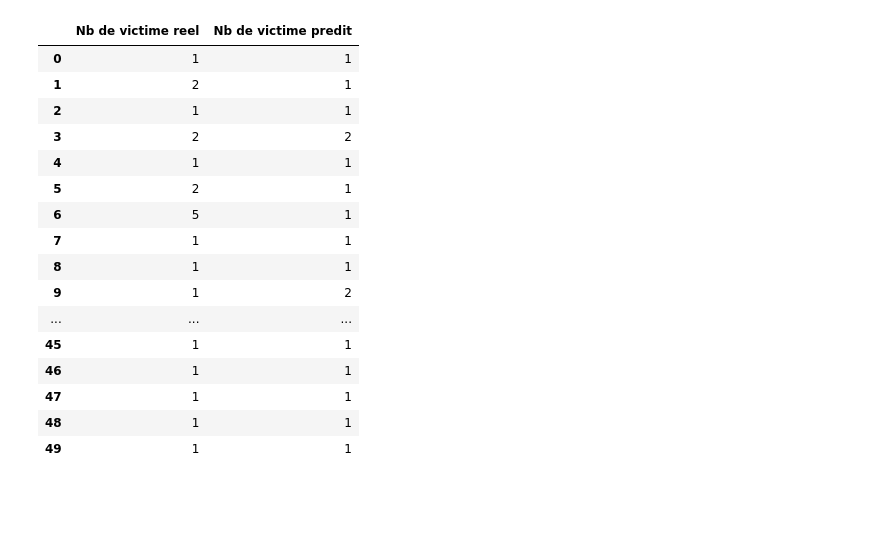
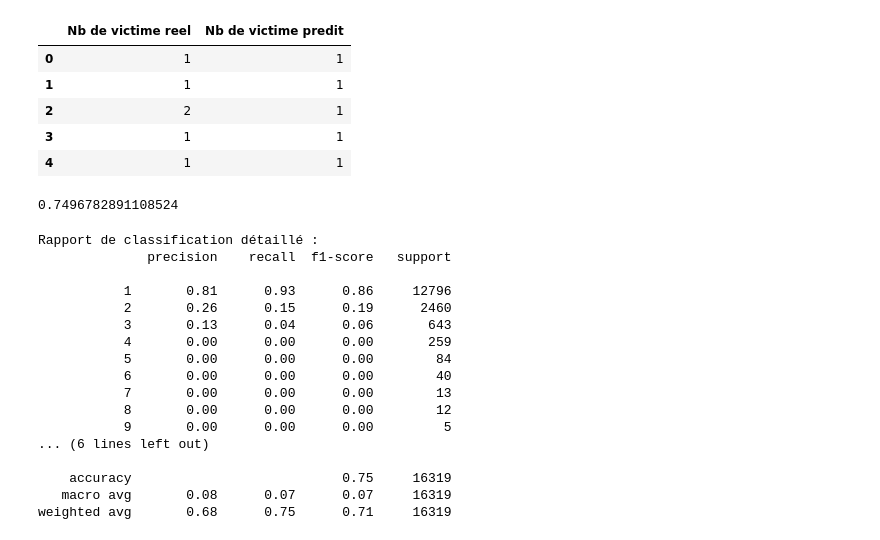
Before and after one commit to FerasMOURAD/Etude-Statistique-Accidents, a Jupyter notebook: Code_Python/Data_mining.ipynb, the cells around one changed output. Cells and saved outputs as stored; diff of their text form; code cells hidden in the pictures; blank space fills up the shorter version.

```diff
--- a/Code_Python/Data_mining.ipynb
+++ b/Code_Python/Data_mining.ipynb
@@ -97,6 +115,0 @@ data_copy['dep_code'] = LabelEncoder().fit_transform(data_copy['dep'].astype(str
-# %%
-# Selection des features X
-cols_to_drop = ["an", "hrmn", "dep", "com", "lat", "long", "Nb_victimes", "saison", "date", "jour_semaine"]
-X = data_copy.drop(columns=[col for col in cols_to_drop if col in data_copy.columns])
-print(f"X contient {X.shape[1]} variables explicatives :", list(X.columns))
-X.head()
@@ -110,10 +116,9 @@ X.head()
-# %%
-Y = data_copy["Nb_victimes"]
 # %%
 X_train, X_test, Y_train, Y_test = train_test_split(
     X,
     Y,
-    test_size = 0.2
+    test_size = 0.3,
+    random_state = 1
 )
 # %%
 print("X_train :", X_train.shape)
@@ -133,7 +138,7 @@ X_train_scaled = scaler.fit_transform(X_train)
 X_test_scaled = scaler.transform(X_test)
 # %%
 #modele KNN
-knn = KNeighborsClassifier(n_neighbors = 5, weights = 'distance')
+knn = KNeighborsClassifier(n_neighbors = 3)
 # %%
 knn.fit(X_train_scaled, Y_train)
 # %% [output]
@@ -163,25 +152,42 @@ array([1, 1, 1, 2, 1, 1, 1, 1, 1, 2, 1, 1, 1, 1, 1, 3, 1, 1, 1, 1, 1, 1,
 # %%
 comparaison  = pd.DataFrame({
     "Nb de victime reel" : Y_test.values,
     "Nb de victime predit" : Y_pred
 })
 
-comparaison.head(50)
+comparaison.head()
 # %% [output]
 |  | Nb de victime reel | Nb de victime predit |
 | 0 | 1 | 1 |
-| 1 | 2 | 1 |
-| 2 | 1 | 1 |
-| 3 | 2 | 2 |
+| 1 | 1 | 1 |
+| 2 | 2 | 1 |
+| 3 | 1 | 1 |
 | 4 | 1 | 1 |
-| 5 | 2 | 1 |
-| 6 | 5 | 1 |
-| 7 | 1 | 1 |
-| 8 | 1 | 1 |
-| 9 | 1 | 2 |
-| ... | ... | ... |
-| 45 | 1 | 1 |
-| 46 | 1 | 1 |
-| 47 | 1 | 1 |
-| 48 | 1 | 1 |
-| 49 | 1 | 1 |
+# %%
+accuracy = accuracy_score(Y_pred, Y_test)
+accuracy
+# %% [output]
+0.7496782891108524
+# %%
+from sklearn.metrics import classification_report, confusion_matrix
+
+print("Rapport de classification détaillé :")
+print(classification_report(Y_test, Y_pred, zero_division=0))
+# %% [output]
+Rapport de classification détaillé :
+              precision    recall  f1-score   support
+
+           1       0.81      0.93      0.86     12796
+           2       0.26      0.15      0.19      2460
+           3       0.13      0.04      0.06       643
+           4       0.00      0.00      0.00       259
+           5       0.00      0.00      0.00        84
+           6       0.00      0.00      0.00        40
+           7       0.00      0.00      0.00        13
+           8       0.00      0.00      0.00        12
+           9       0.00      0.00      0.00         5
+... (6 lines left out)
+
+    accuracy                           0.75     16319
+   macro avg       0.08      0.07      0.07     16319
+weighted avg       0.68      0.75      0.71     16319
```
Also changed, not shown: parts of 15 cells of this notebook, 2 other files.
